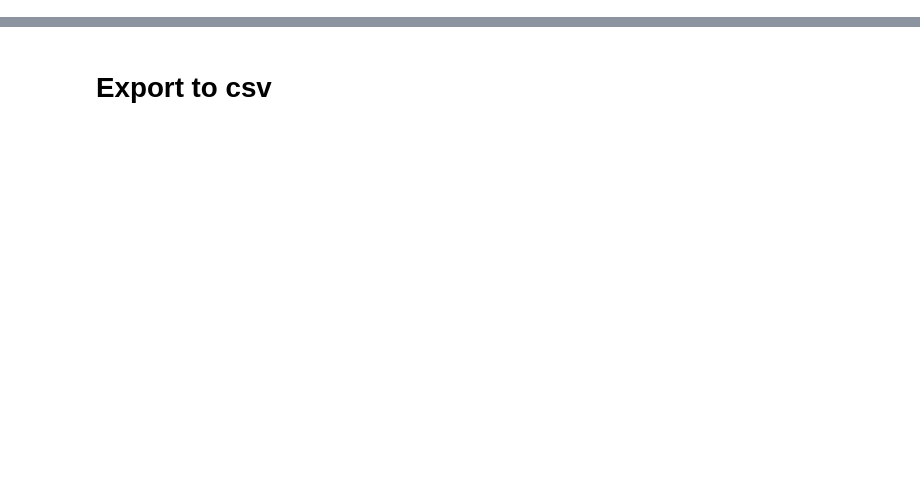
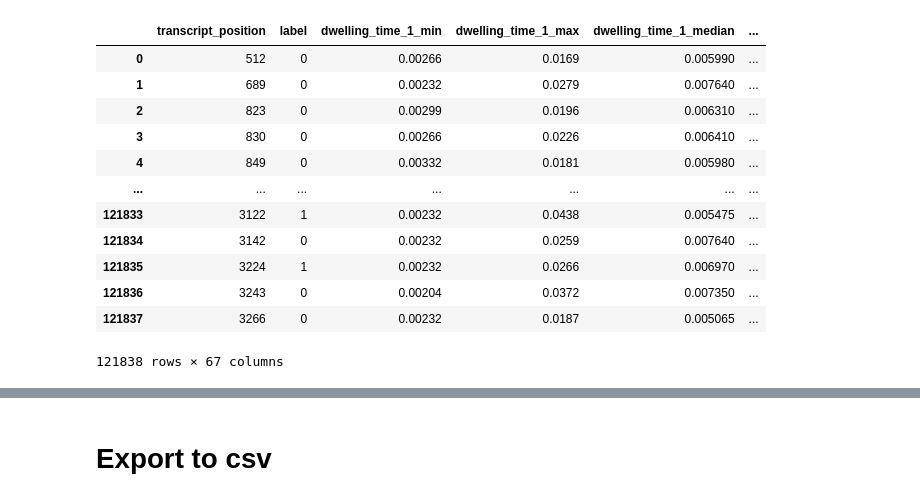
Before and after one commit to gohjophine/dsa4262-gnomes, a Jupyter notebook: src/feature_engineering.ipynb, the cells around one changed output, grey strips where cells are left out. Saved outputs shown, nothing was run; the diff lists cells and outputs as text; code cells hidden in the pictures; blank space fills up the shorter version.

```diff
--- a/src/feature_engineering.ipynb
+++ b/src/feature_engineering.ipynb
@@ -94,11 +71,11 @@ grouped_df
 # %%
 # rename the columns
 grouped_df2 = grouped_df
-grouped_df2.columns = ["_".join(x) for x in grouped_df.columns.ravel()]
+grouped_df2.columns = ["_".join(x) for x in np.ravel(grouped_df.columns)]
 grouped_df2 = grouped_df.rename(columns = {'gene_id_': 'gene_id',
                                           'transcript_id_': 'transcript_id',
                                           'transcript_position_': 'transcript_position',
-                                          'fivemers_': 'sevenmers',
+                                          'sevenmers_': 'sevenmers',
                                           'label_': 'label'})
 # %%
 grouped_df2
@@ -135,3 +96,6 @@ pd.DataFrame(grouped_df2['sevenmers'].str.split('').to_list())[[x for x in range
+# %%
+# find the relative position of the read in each transcript
+grouped_df2['relative_position'] = grouped_df2.groupby('transcript_id')['transcript_position'].transform(lambda x: (x - x.min())/(x.max()-x.min()))
 # %%
 # split the sevenmers into seven columns
 order_df = pd.DataFrame(grouped_df2['sevenmers'].str.split('').to_list())[[x for x in range(1, 8)]].rename(
@@ -188,0 +182,16 @@ grouped_df3
+# %%
+grouped_df3[numerical_columns]
+# %% [output]
+|  | transcript_position | label | dwelling_time_1_min | dwelling_time_1_max | dwelling_time_1_median | ... |
+| 0 | 512 | 0 | 0.00266 | 0.0169 | 0.005990 | ... |
+| 1 | 689 | 0 | 0.00232 | 0.0279 | 0.007640 | ... |
+| 2 | 823 | 0 | 0.00299 | 0.0196 | 0.006310 | ... |
+| 3 | 830 | 0 | 0.00266 | 0.0226 | 0.006410 | ... |
+| 4 | 849 | 0 | 0.00332 | 0.0181 | 0.005980 | ... |
+| ... | ... | ... | ... | ... | ... | ... |
+| 121833 | 3122 | 1 | 0.00232 | 0.0438 | 0.005475 | ... |
+| 121834 | 3142 | 0 | 0.00232 | 0.0259 | 0.007640 | ... |
+| 121835 | 3224 | 1 | 0.00232 | 0.0266 | 0.006970 | ... |
+| 121836 | 3243 | 0 | 0.00204 | 0.0372 | 0.007350 | ... |
+| 121837 | 3266 | 0 | 0.00232 | 0.0187 | 0.005065 | ... |
+121838 rows × 67 columns
```
Also changed, not shown: parts of 29 cells of this notebook, 1 other file.
